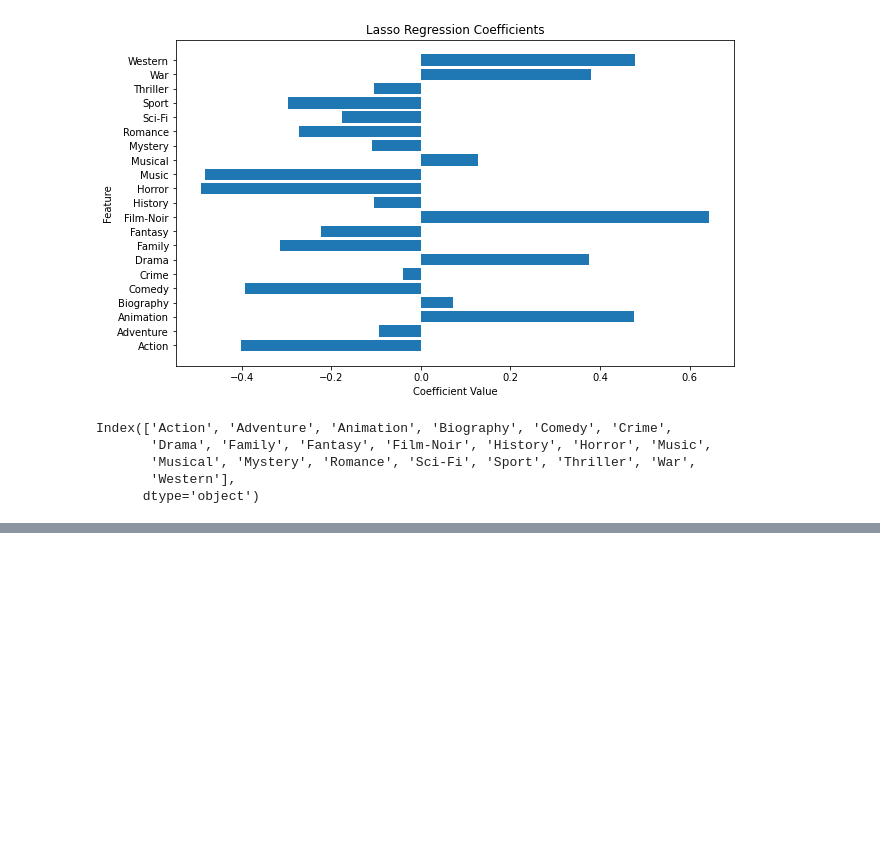
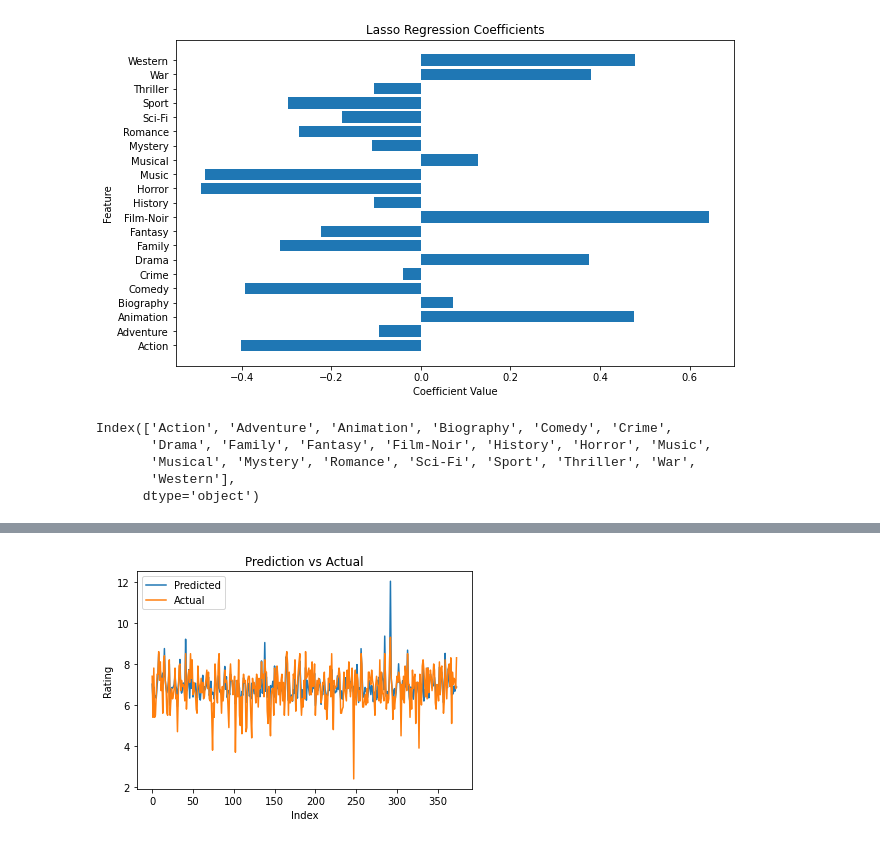
Before and after one commit to mishram123/IMDB_Data_Analysis, a Jupyter notebook: MovieGenreRating.ipynb, the cells around one changed output, grey strips where cells are left out. Cells and saved outputs as stored; diff of their text form; code cells hidden in the pictures; blank space fills up the shorter version.

Commit message:
Update MovieGenreRating.ipynb
Included predictive model using Bayesian Ridge Regression

```diff
--- a/MovieGenreRating.ipynb
+++ b/MovieGenreRating.ipynb
@@ -93,0 +175,6 @@ Index(['Action', 'Adventure', 'Animation', 'Biography', 'Comedy', 'Crime',
+# %%
+X1_train.drop(['Movie Name', 'Release Year', 'IMDB Rating', 'Metascore', 'Director', 'Cast'], axis = 1)
+X1_train.reset_index(drop=True, inplace=True)
+# %%
+# Fit the model to the training data
+model.fit(X1_train, y1_train)
@@ -93,0 +198,5 @@ Index(['Action', 'Adventure', 'Animation', 'Biography', 'Comedy', 'Crime',
+# %%
+# Predict on the test data
+y1_pred = model.predict(X1_test)
+X1_test.reset_index(drop=True, inplace=True)
+print(X1_test, y1_pred)
@@ -93,0 +229,3 @@ Index(['Action', 'Adventure', 'Animation', 'Biography', 'Comedy', 'Crime',
+# %%
+res = pd.DataFrame({'Predicted': y1_pred, 'Actual': X1_test['IMDB Rating']})
+print(res)
@@ -93,0 +247,14 @@ Index(['Action', 'Adventure', 'Animation', 'Biography', 'Comedy', 'Crime',
+# %%
+xax = res.index.to_numpy()
+y1ax = res['Predicted'].to_numpy()
+y2ax = res['Actual'].to_numpy()
+plt.plot(xax, y1ax, label ='Predicted')
+plt.plot(xax, y2ax, '-', label ='Actual')
+
+plt.xlabel("Index")
+plt.ylabel("Rating")
+plt.legend()
+plt.title('Prediction vs Actual')
+plt.show()
+# %% [output]
+[figure, added]
```
Also changed, not shown: parts of 8 cells of this notebook.
